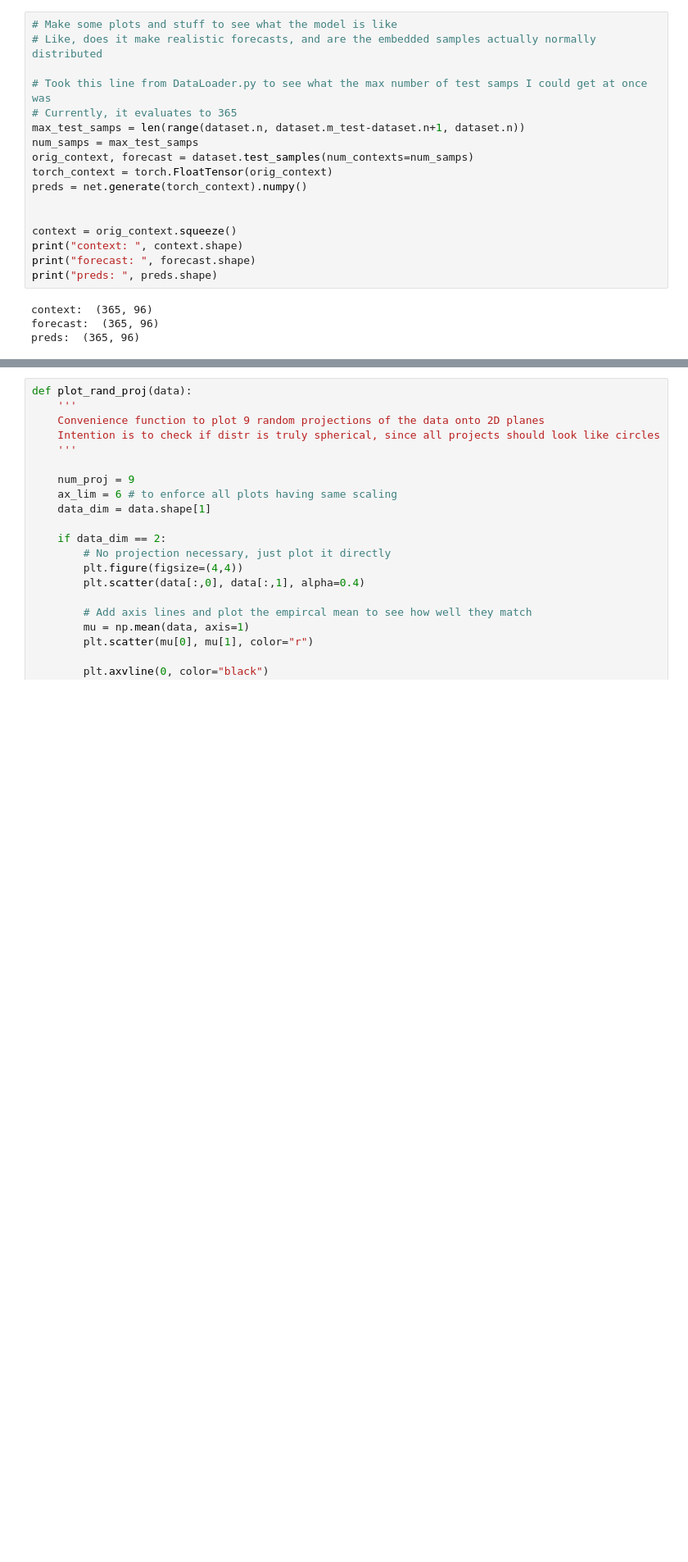
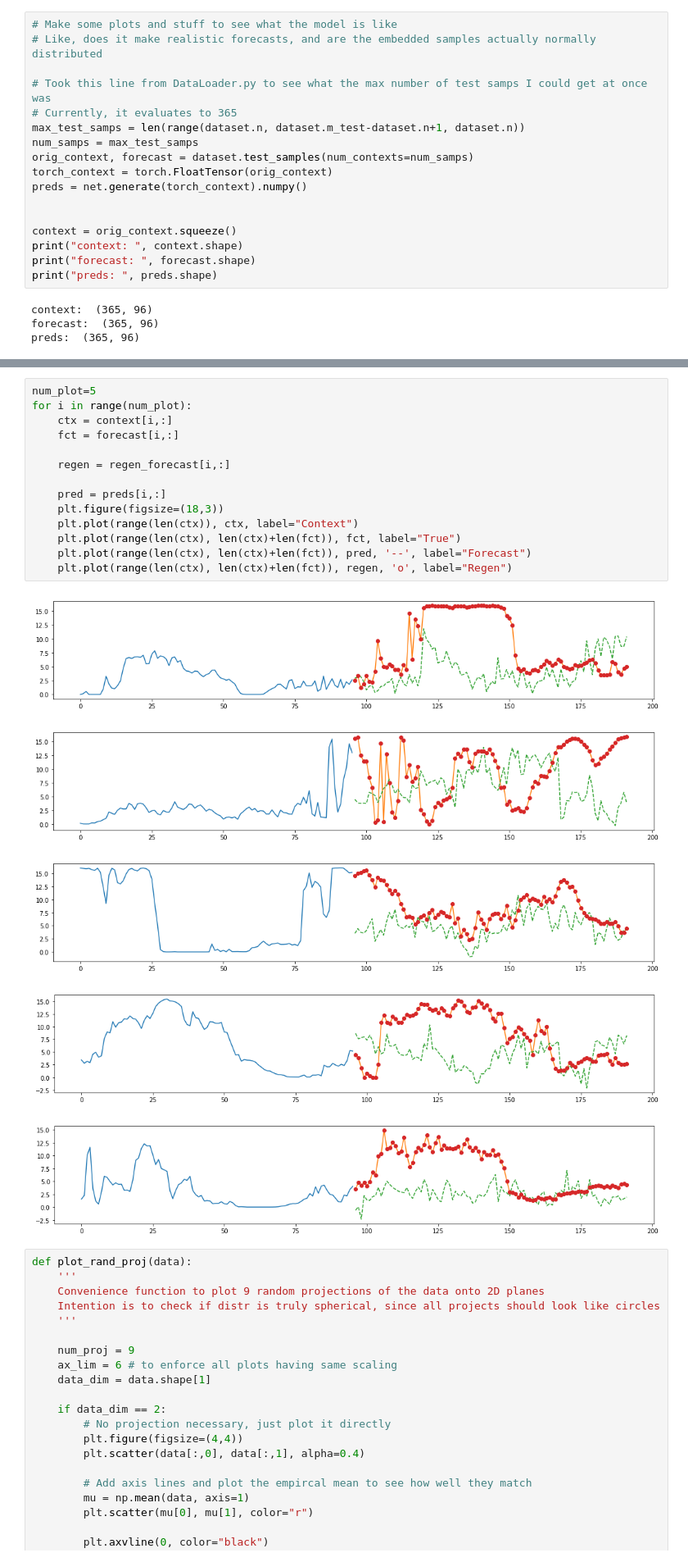
Before and after one commit to logan-spear/time-series-waveglow, a Jupyter notebook: visual_model_eval_stuff.ipynb, the cells around one changed output, grey strips where cells are left out. Shown: that part at 82% size. Cells and saved outputs as stored; diff of their text form; blank space fills up the shorter version.

```diff
--- a/visual_model_eval_stuff.ipynb
+++ b/visual_model_eval_stuff.ipynb
@@ -147,3 +136,23 @@ Max error in reconstruction:  0.000117317199707756
+# %%
+num_plot=5
+for i in range(num_plot):
+    ctx = context[i,:]
+    fct = forecast[i,:]
+
+    regen = regen_forecast[i,:]
+
+    pred = preds[i,:]
+    plt.figure(figsize=(18,3))
+    plt.plot(range(len(ctx)), ctx, label="Context")
+    plt.plot(range(len(ctx), len(ctx)+len(fct)), fct, label="True")
+    plt.plot(range(len(ctx), len(ctx)+len(fct)), pred, '--', label="Forecast")
+    plt.plot(range(len(ctx), len(ctx)+len(fct)), regen, 'o', label="Regen")
+# %% [output]
+[figure, added]
+[figure, added]
+[figure, added]
+[figure, added]
+[figure, added]
 # %%
 def plot_rand_proj(data):
     '''
```
Also changed, not shown: parts of 6 cells of this notebook, 1 other file.
